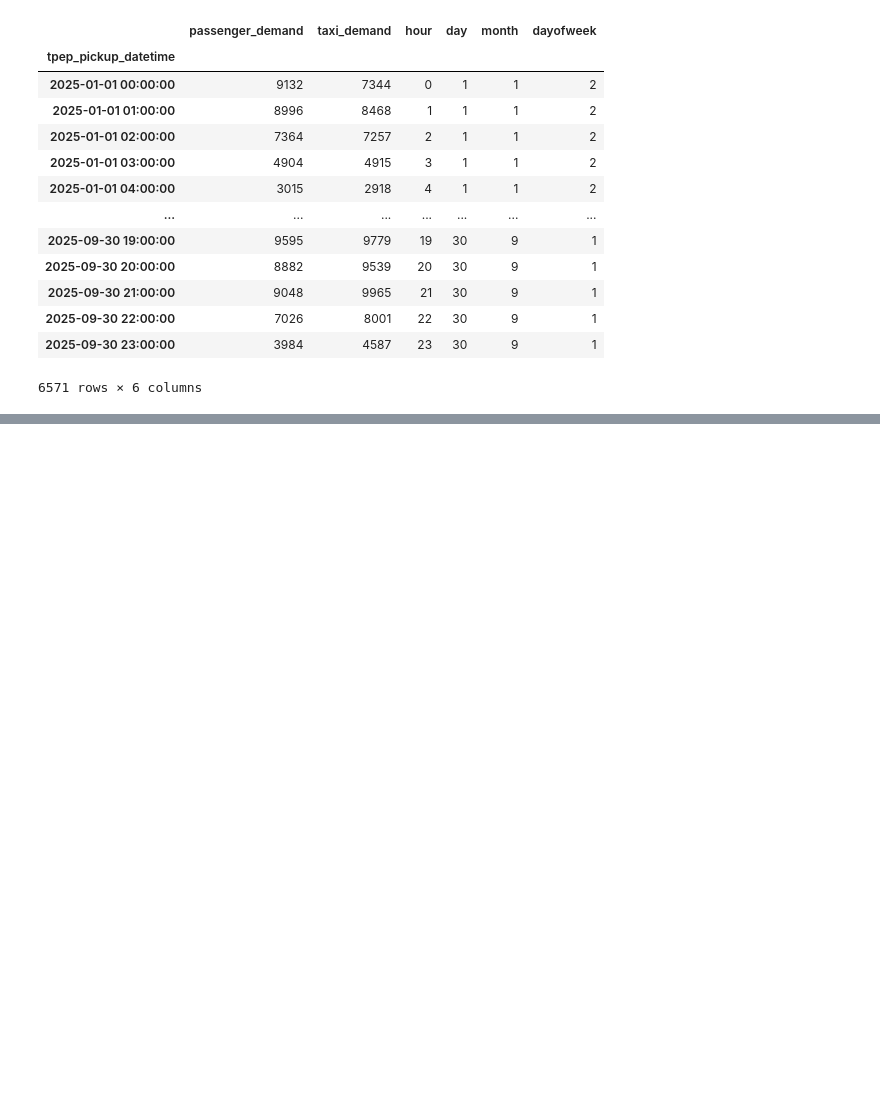
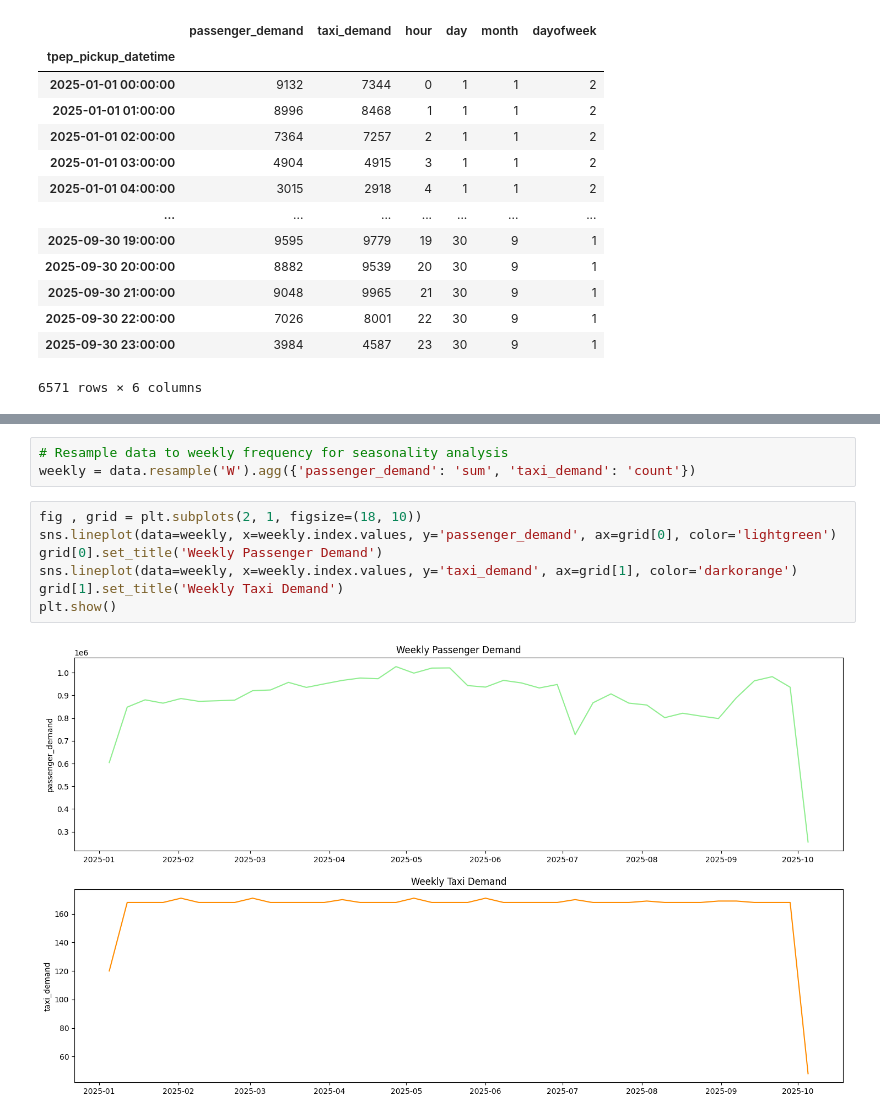
Before and after one commit to Rasel1435/yellow-taxi-demand-analysis, a Jupyter notebook: 1_Data_Preprocess/a_EDA/b_TimeSeriesAnalysis.ipynb, the cells around one changed output, grey strips where cells are left out. Cells and saved outputs as stored; diff of their text form; blank space fills up the shorter version.

```diff
--- a/1_Data_Preprocess/a_EDA/b_TimeSeriesAnalysis.ipynb
+++ b/1_Data_Preprocess/a_EDA/b_TimeSeriesAnalysis.ipynb
@@ -121,0 +175,12 @@ add_timed_features(data)
+# %%
+# Resample data to weekly frequency for seasonality analysis
+weekly = data.resample('W').agg({'passenger_demand': 'sum', 'taxi_demand': 'count'})
+# %%
+fig , grid = plt.subplots(2, 1, figsize=(18, 10))
+sns.lineplot(data=weekly, x=weekly.index.values, y='passenger_demand', ax=grid[0], color='lightgreen')
+grid[0].set_title('Weekly Passenger Demand')
+sns.lineplot(data=weekly, x=weekly.index.values, y='taxi_demand', ax=grid[1], color='darkorange')
+grid[1].set_title('Weekly Taxi Demand')
+plt.show()
+# %% [output]
+[figure, added]
```
Also changed, not shown: parts of 25 cells of this notebook.
